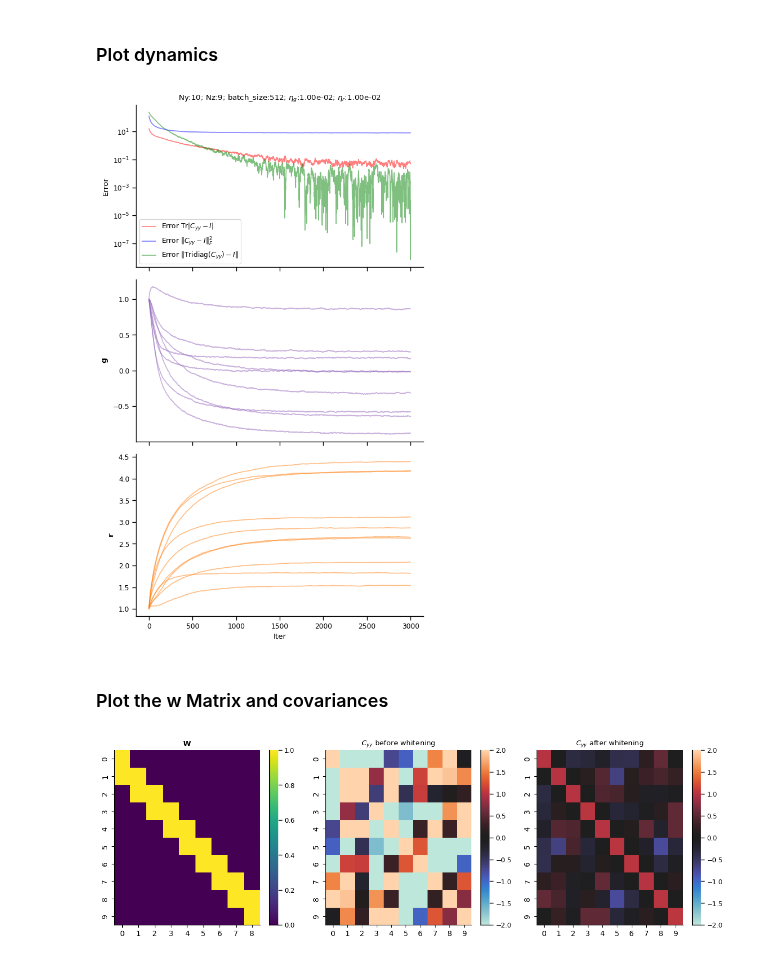
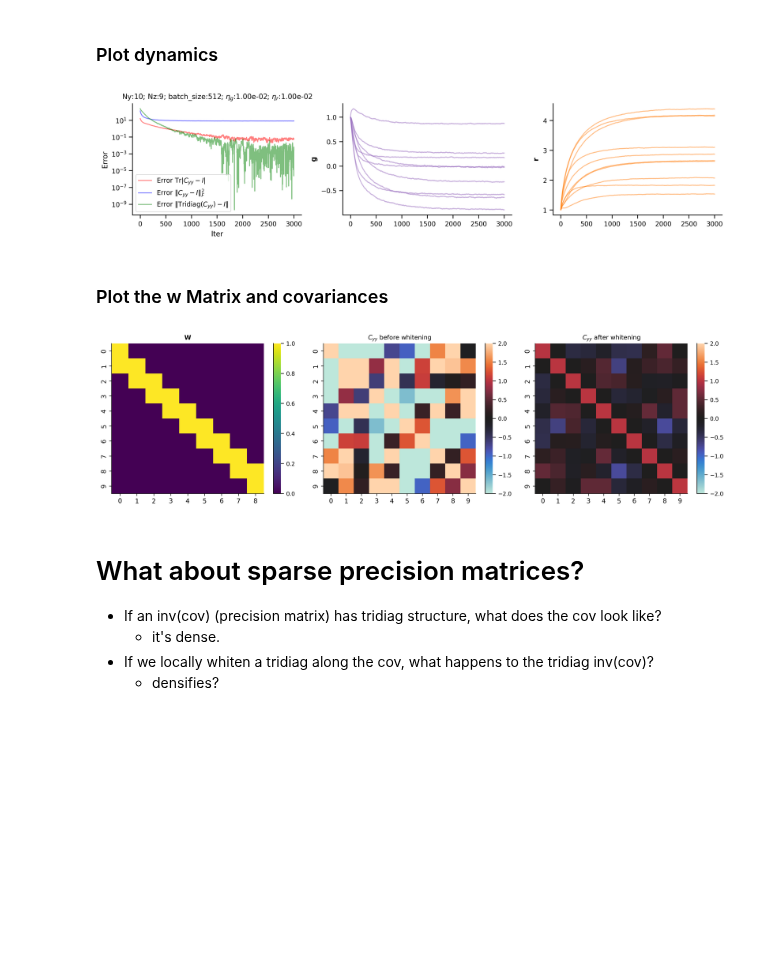
Before and after one commit to lyndond/frame_whitening, a Jupyter notebook: figures/convolutional_v3.ipynb, the cells around one changed output. Cells and saved outputs as stored; diff of their text form; code cells hidden in the pictures; blank space fills up the shorter version.

Commit message:
precision matrix experiment

```diff
--- a/figures/convolutional_v3.ipynb
+++ b/figures/convolutional_v3.ipynb
@@ -164,30 +171,33 @@ for _ in tqdm(range(n_iters)):
 ### Plot dynamics
 # %%
 with sns.plotting_context("paper", font_scale=1):
-    fig, ax = plt.subplots(3, 1, sharex="all", figsize=(6, 10), dpi=100)
+    fig, ax = plt.subplots(1, 3, sharex="all", figsize=(12, 3), dpi=300)
 
-    ax[0].plot(error_trace, color="r", alpha=.5, label=r"Error Tr$\vert C_{yy} - I\vert$")
-    ax[0].plot(error_frob, color="b", alpha=.5,label=r"Error $\Vert C_{yy} - I\Vert^2_F$")
-    ax[0].plot(error_tri_diag, color="g", alpha=.5,label=r"Error $\Vert \operatorname{Tridiag}(C_{yy}) - I \Vert$")
+    ax[0].plot(errors['trace'], color="r", alpha=.5, label=r"Error Tr$\vert C_{yy} - I\vert$")
+    ax[0].plot(errors['frob'], color="b", alpha=.5,label=r"Error $\Vert C_{yy} - I\Vert^2_F$")
+    ax[0].plot(errors['tri_diag'], color="g", alpha=.5,label=r"Error $\Vert \operatorname{Tridiag}(C_{yy}) - I \Vert$")
     ax[1].plot(all_g, color="C4", alpha=.5)
     ax[2].plot(all_r, color="C1", alpha=.5)
     ax[0].legend()
     ax[0].set(yscale="log", ylabel="Error",
-    title=f"Ny:{Ny}; Nz:{Nz}; batch_size:{batch_size}; $\eta_g$:{eta_g:.2e}; $\eta_r$:{eta_r:.2e}")
+    title=f"Ny:{Ny}; Nz:{Nz}; batch_size:{batch_size}; $\eta_g$:{eta_g:.2e}; $\eta_r$:{eta_r:.2e}",
+    xlabel="Iter"
+    )
     ax[1].set(ylabel=r"${\bf g}$")
-    ax[2].set(ylabel=r"${\bf r}$", xlabel="Iter")
+    ax[2].set(ylabel=r"${\bf r}$")
     fig.tight_layout()
     sns.despine()
 # %% [output]
-[figure, old version]
+[figure, new version]
 # %% [markdown]
 ### Plot the w Matrix and covariances
 # %%
-fig, ax = plt.subplots(1, 3, figsize=(12, 4), dpi=100)
+fig, ax = plt.subplots(1, 3, figsize=(14, 4), dpi=300)
 with sns.plotting_context("paper"):
     heatmap(W, (0, 1), ax[0], cmap="viridis")
     vlims = (-2, 2)
     heatmap(Cxx, vlims, ax[1], cmap="icefire")
+    M = np.linalg.inv(W @ np.diag(all_g[-1]) @ W.T + np.diag(all_r[-1]))
     heatmap(M @ Cxx @ M, vlims, ax[2], cmap="icefire")
 
     ax[0].set(title=r"${\bf W}$")
@@ -196,4 +206,11 @@ with sns.plotting_context("paper"):
     fig.tight_layout()
     sns.despine()
 # %% [output]
-[figure, old version]
+[figure, new version]
+# %% [markdown]
+# What about sparse precision matrices?
+
+- If an inv(cov) (precision matrix) has tridiag structure, what does the cov look like?
+  - it's dense.
+- If we locally whiten a tridiag along the cov, what happens to the tridiag inv(cov)?
+  - densifies?
```
Also changed, not shown: parts of 3 cells of this notebook.
